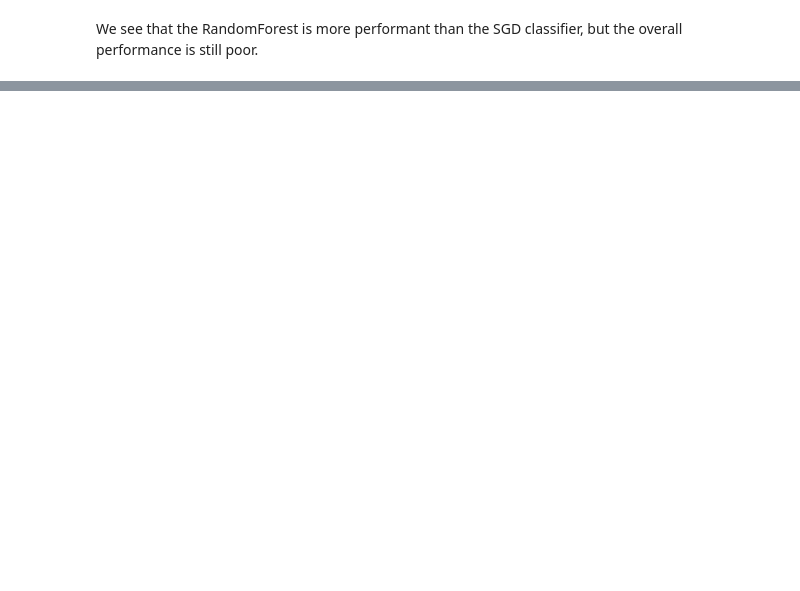
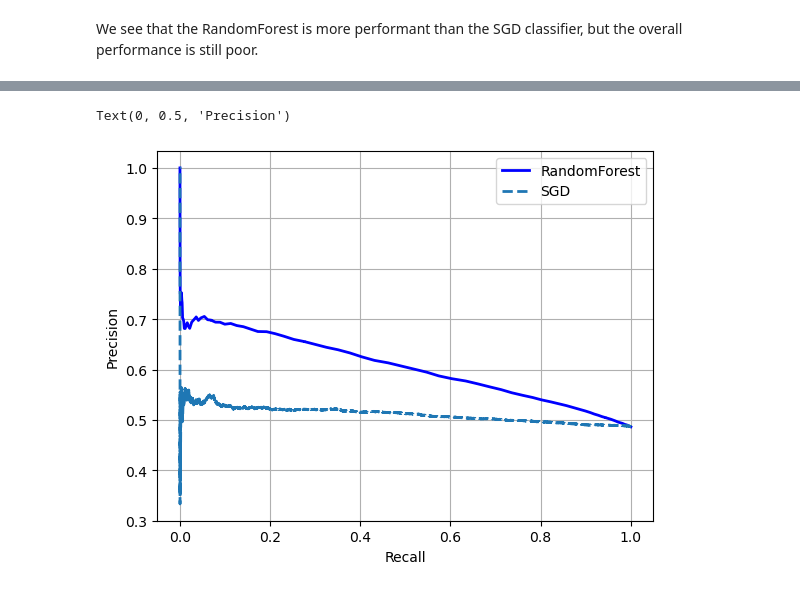
Before and after one commit to oldhiltonian/nyse-ml, a Jupyter notebook: nyse_ml/3_classification.ipynb, the cells around one changed output, grey strips where cells are left out. Drawn from its saved outputs; the diff is of its cells as text; code cells hidden in the pictures; blank space fills up the shorter version.

```diff
--- a/nyse_ml/3_classification.ipynb
+++ b/nyse_ml/3_classification.ipynb
@@ -230,0 +233,27 @@ We see that the RandomForest is more performant than the SGD classifier, but the
+# %%
+data = pd.read_parquet('NYSE_dataset_cleaned_with_outliers.parquet')
+data = data.drop(['date', 'period', 'company',
+                  'priceRatioRelativeToS&P_1Q',
+                  'priceRatioRelativeToS&P_3Q',
+                 'priceRatioRelativeToS&P_4Q'], axis=1)
+data = data[~data['priceRatioRelativeToS&P_2Q'].isna()]
+X = data.drop('priceRatioRelativeToS&P_2Q', axis=1).copy()
+y = data['priceRatioRelativeToS&P_2Q'].copy()
+y = y.apply(lambda x: 1 if x >=1 else 0)
+X_train, X_test, y_train, y_test = train_test_split(X, y)
+# %%
+forest_clf = RandomForestClassifier(random_state=1, n_jobs=-1, n_estimators=100)
+y_probs_forest = cross_val_predict(forest_clf, X_train, y_train, cv=5, method='predict_proba')
+# %%
+y_scores_forest = y_probs_forest[:, 1]
+precisions_forest, recalls_forest, thresholds_forest = precision_recall_curve(
+    y_train, y_scores_forest)
+plt.plot(recalls_forest, precisions_forest, "b-", linewidth=2, label='RandomForest')
+plt.plot(recalls, precisions,  "--", linewidth=2, label='SGD')
+plt.grid()
+plt.legend()
+plt.xlabel('Recall')
+plt.ylabel('Precision')
+# %% [output]
+Text(0, 0.5, 'Precision')
+[figure, added]
```
Also changed, not shown: parts of 15 cells of this notebook, 2 other files.
